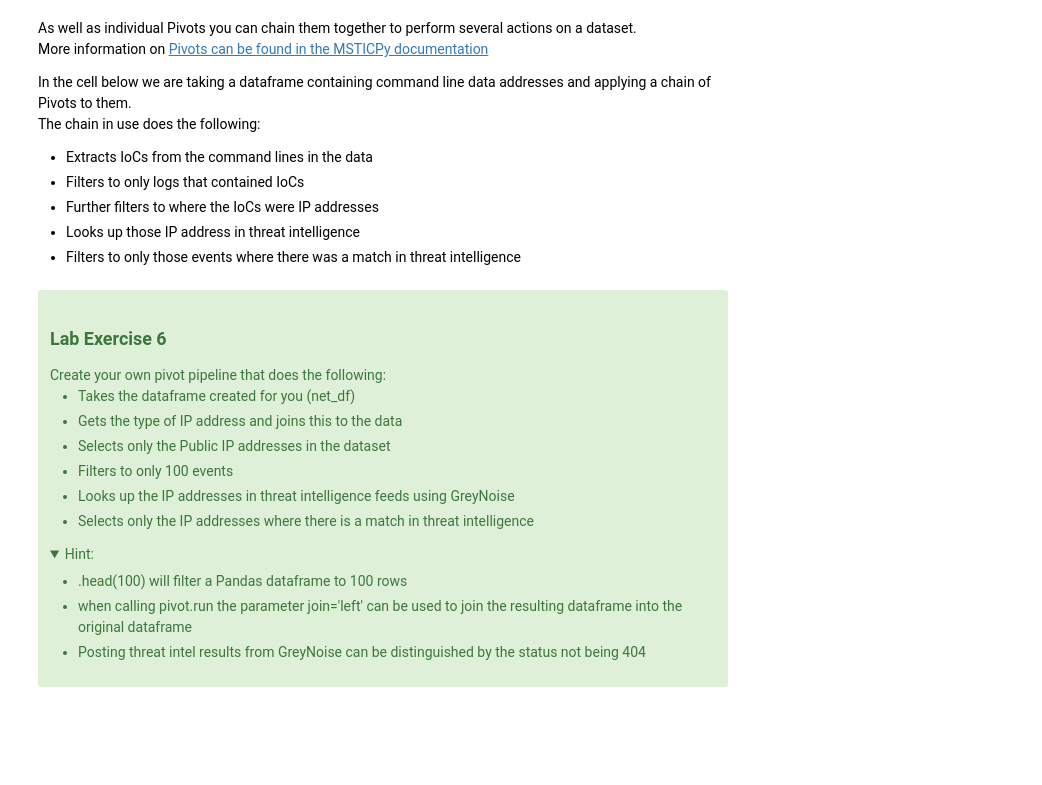
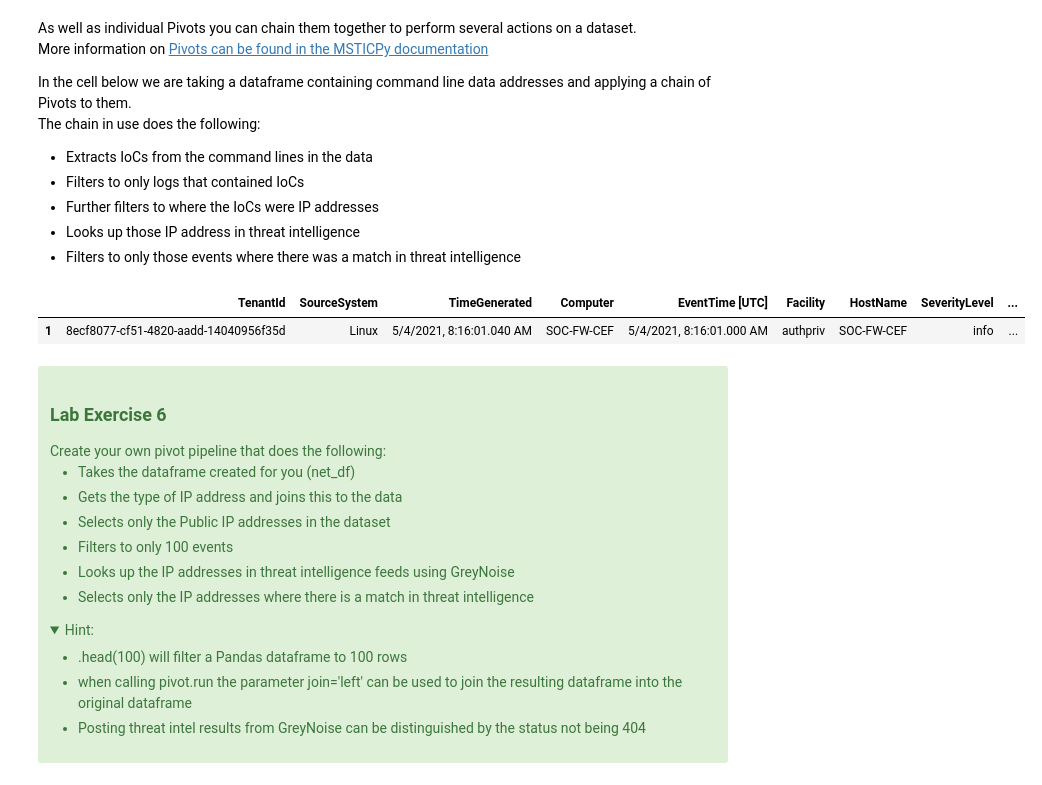
Before and after one commit to microsoft/msticpy-lab, a Jupyter notebook: MSTICPy_Lab_Completed.ipynb, the cells around one changed output. Saved outputs shown, nothing was run; the diff lists cells and outputs as text; code cells hidden in the pictures; folded sections open; blank space fills up the shorter version.

```diff
--- a/MSTICPy_Lab_Completed.ipynb
+++ b/MSTICPy_Lab_Completed.ipynb
@@ -379,18 +588,25 @@ The chain in use does the following:<br>
 # %%
 # Get some command line data
 cmdl_data = qry_prov.LinuxSyslog.list_all_syslog_events()
 # Extract IoCs from command lines
-(cmdl_data.head(500)
-     .mp_pivot.run(entities.Process.util.extract_iocs, column="SyslogMessage", join="left")
-     # Filter where there were IoCs found
-     .dropna(subset=["Observable"])
-     # Filter to only IP IoCs
-     .query("IoCType == 'ipv4'")
-     # Lookup IoCs in threat intel
-     .mp_pivot.run(entities.IpAddress.ti.lookup_ipv4_GreyNoise, column="Observable", join="left")
-     # Filter to where the IPs were found in threat intel
-     .query('Status != 404')
- )
+(
+    cmdl_data.head(500).mp_pivot.run(
+        entities.Process.util.extract_iocs, column="SyslogMessage", join="left"
+    )
+    # Filter where there were IoCs found
+    .dropna(subset=["Observable"])
+    # Filter to only IP IoCs
+    .query("IoCType == 'ipv4'")
+    # Lookup IoCs in threat intel
+    .mp_pivot.run(
+        entities.IpAddress.ti.lookup_ipv4_GreyNoise, column="Observable", join="left"
+    )
+    # Filter to where the IPs were found in threat intel
+    .query("Status != 404")
+)
+# %% [output]
+|  | TenantId | SourceSystem | TimeGenerated | Computer | EventTime [UTC] | Facility | HostName | SeverityLevel | ... |
+| 1 | 8ecf8077-cf51-4820-aadd-14040956f35d | Linux | 5/4/2021, 8:16:01.040 AM | SOC-FW-CEF | 5/4/2021, 8:16:01.000 AM | authpriv | SOC-FW-CEF | info | ... |
 # %% [markdown]
 <div class="alert alert-block alert-success">
 
```
Also changed, not shown: parts of 43 cells of this notebook, 3 other files.
